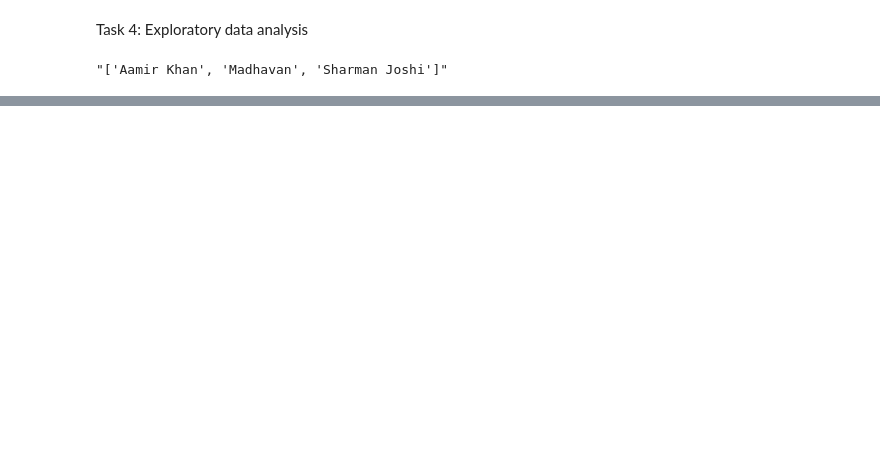
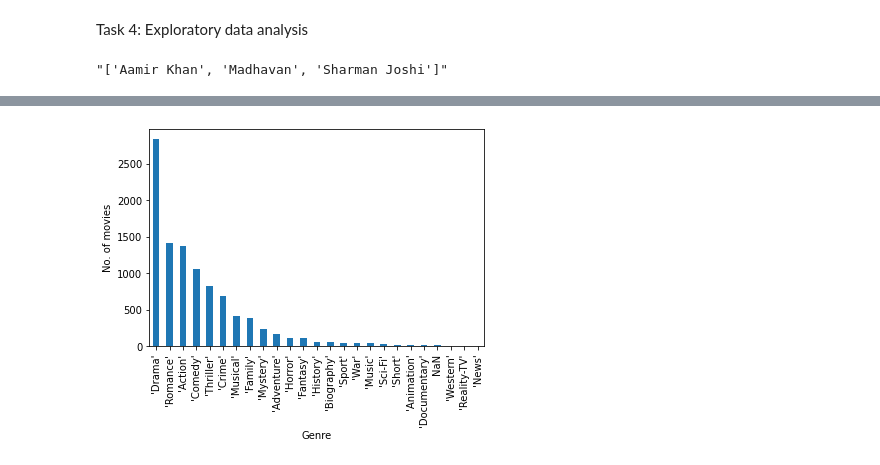
Before and after one commit to Mukulthakur17/IMDB-Data-Analysis, a Jupyter notebook: imdb_data.ipynb, the cells around one changed output, grey strips where cells are left out. Drawn from its saved outputs; the diff is of its cells as text; code cells hidden in the pictures; blank space fills up the shorter version.

Commit message:
Added plots

```diff
--- a/imdb_data.ipynb
+++ b/imdb_data.ipynb
@@ -224,7 +224,7 @@ new_db.to_csv('Outputs/movies_database.csv', index=False)
 # %% [markdown]
 ## Task 3: Additional data processing
 # %%
-df = pd.read_csv('Outputs/movies_database.csv')
+df = pd.read_csv('movies_database.csv')
 # %%
 # Divided by 35000 because highest voted indian movie has 350,000 votes
 df['Popularity'] = (df['Votes']/35000+df['Ratings'])/2
@@ -268,7 +268,7 @@ df.to_csv('Outputs/movies_database_aditional_data.csv', index=False)
 # %% [markdown]
 Task 4: Exploratory data analysis
 # %%
-db = pd.read_csv('Outputs/movies_database.csv')
+db = pd.read_csv('movies_database.csv')
 # %%
 Genres = db['Genres'].tolist()
 Actors = db['Cast'].tolist()
@@ -281,11 +281,21 @@ movie_genras = []
 movie_cast = []
 
 for i in Actors:
-  for actor in i:
-    movie_cast.append(actor)
+  try:
+    ii = i.strip('][').split(', ')
+    for actor in ii:
+      movie_cast.append(actor)
+  except:
+    movie_cast.append('NaN')
 
 for j in Genres:
-  for genre in j:
-    movie_genras.append(genre)
+  try:
+    jj = j.strip('][').split(', ')
+    for genre in jj:
+      movie_genras.append(genre)
+  except:
+    movie_genras.append('NaN')
 
-df = pd.DataFrame(list(zip(movie_cast, movie_genras)), columns =['Actors', 'Genre'])
+df = pd.DataFrame(list(zip(movie_cast, movie_genras)), columns =['Actor', 'Genre'])
+df['Genre'] = df[df.G != 'Url not found!!']
+df.head()
@@ -292,6 +329,9 @@ df = pd.DataFrame(list(zip(movie_cast, movie_genras)), columns =['Actors', 'Genr
 # %%
 import matplotlib.pyplot as plt
-df['Genre'].value_counts().plot(kind= 'pie', autopct='%1.0f%%')
-plt.axis('off')
-#plt.savefig('Top_Genres.png')
+df['Genre'].value_counts().plot(kind= 'bar')
+plt.xlabel("Genre")
+plt.ylabel("No. of movies")
+plt.savefig('Plots/Top_Genres.png')
 plt.show()
+# %% [output]
+[figure, added]
```
Also changed, not shown: parts of 11 cells of this notebook, 2 other files.
